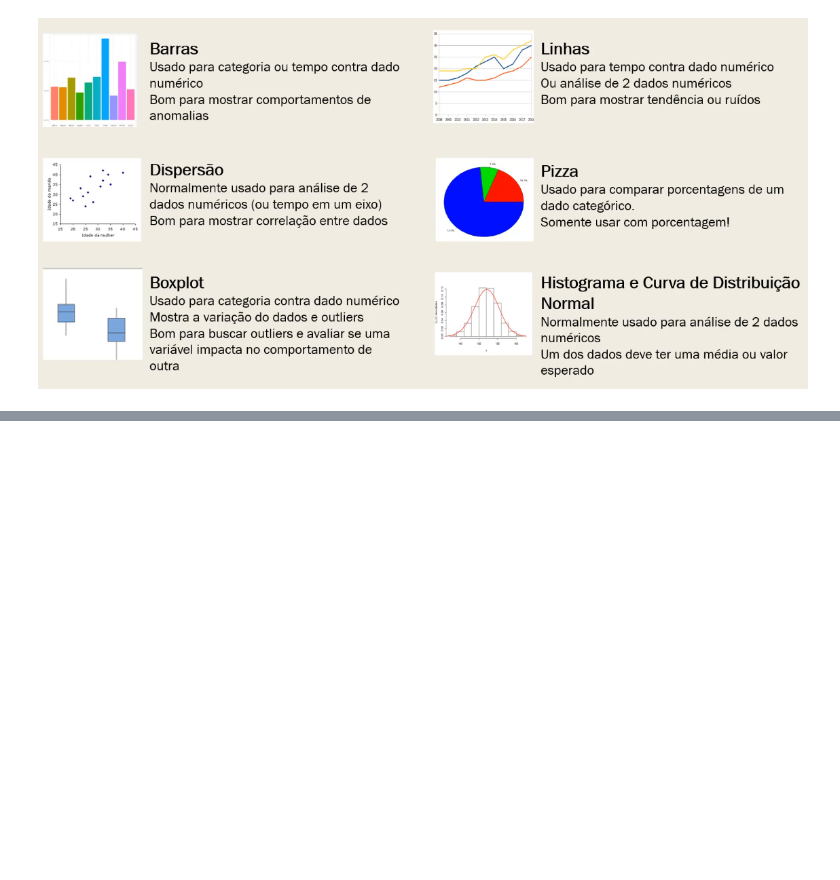
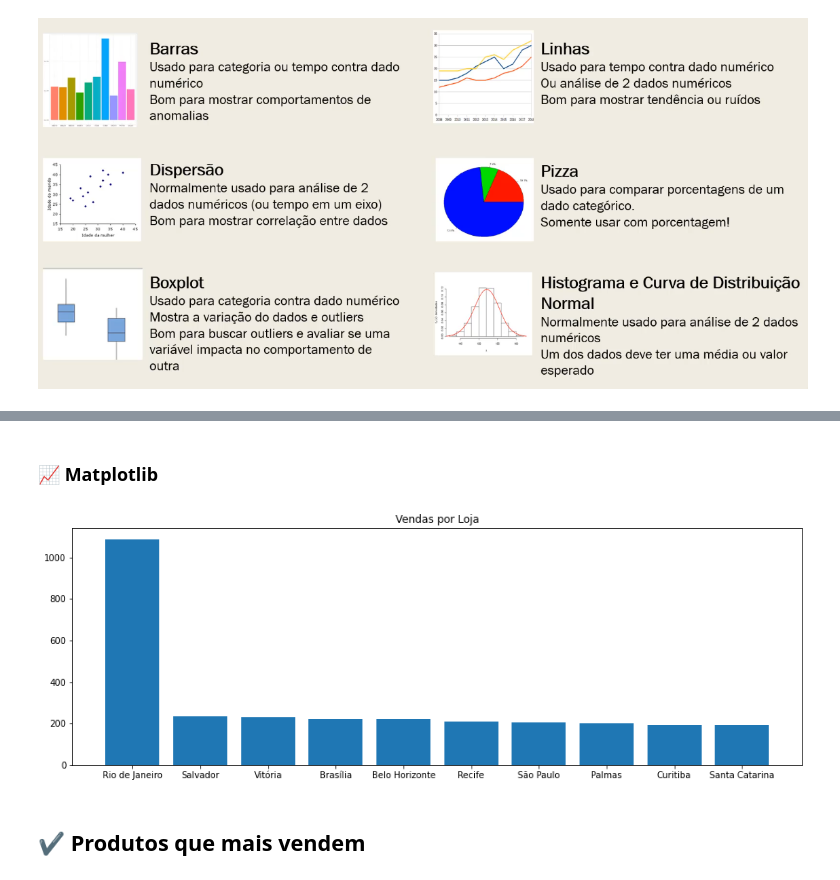
Before and after one commit to ninowwwup/Data_analysis_with_ML., a Jupyter notebook: Case_de_Estudos_Udemy.ipynb, the cells around one changed output, grey strips where cells are left out. Drawn from its saved outputs; the diff is of its cells as text; code cells hidden in the pictures; blank space fills up the shorter version.

```diff
--- a/Case_de_Estudos_Udemy.ipynb
+++ b/Case_de_Estudos_Udemy.ipynb
@@ -991,0 +1077,3 @@ files.download("df.csv")
+# %%
+graf_dados_store = df.groupby('loja_cidade').count().produto_valor.sort_values(ascending=False)
+graf_dados_store
@@ -991,0 +1093,11 @@ files.download("df.csv")
+# %% [markdown]
+### 📈 Matplotlib
+# %%
+plt.figure(figsize=(15,5))
+
+plt.bar(graf_dados_store.index, graf_dados_store.values)
+plt.title('Vendas por Loja');
+# %% [output]
+[figure, added]
+# %% [markdown]
+## ✔️ Produtos que mais vendem
```
Also changed, not shown: parts of 71 cells of this notebook.
